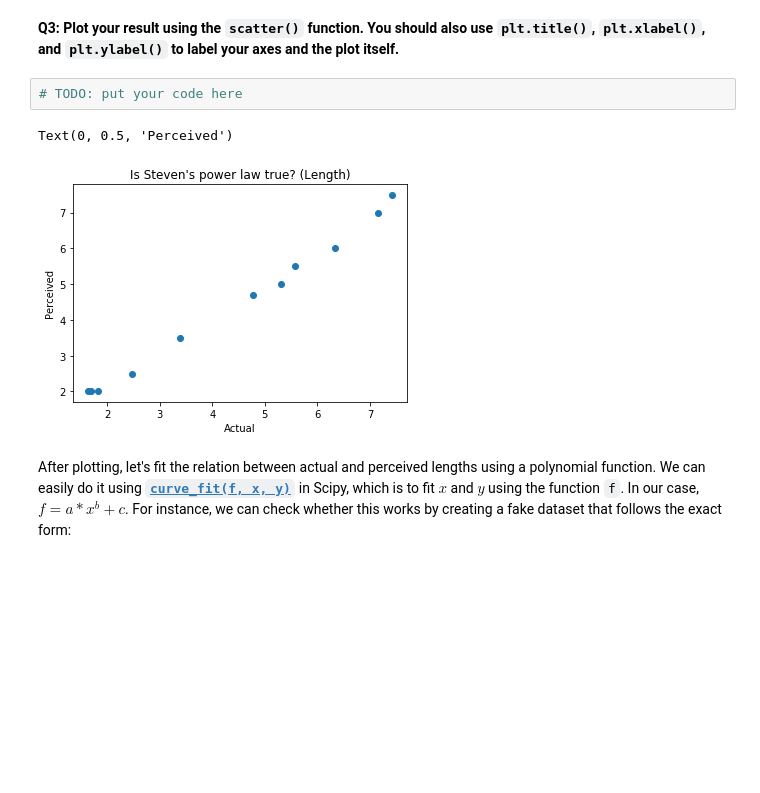
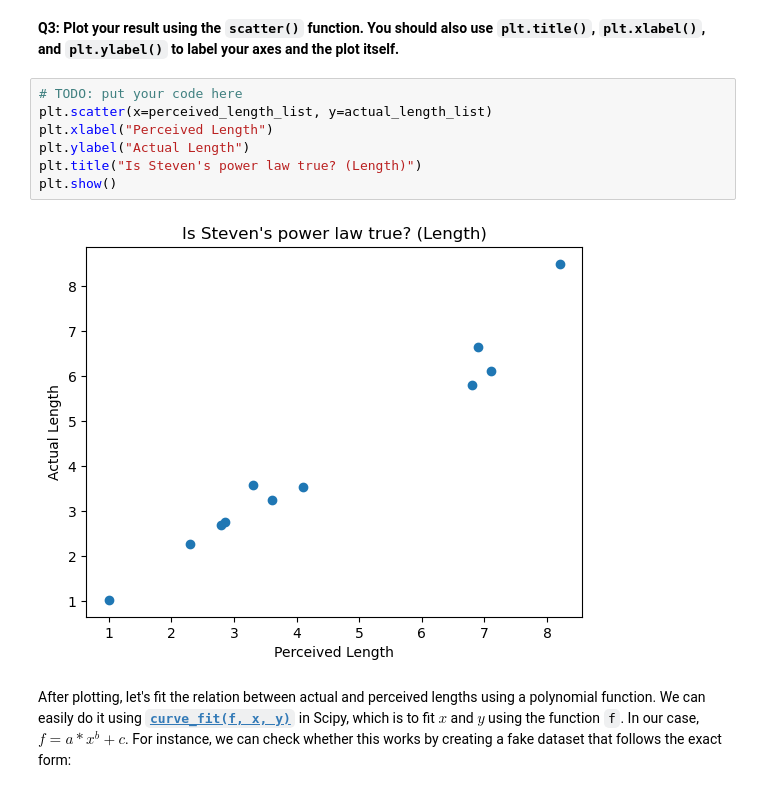
Before and after one commit to tudorrw/UBB_Master_ICA, a Jupyter notebook: 2_semester/SDV (Scientific Data Visualization)/courses/course_4/c04.ipynb, the cells around one changed output. Drawn from its saved outputs; the diff is of its cells as text; blank space fills up the shorter version.

```diff
--- a/2_semester/SDV (Scientific Data Visualization)/courses/course_4/c04.ipynb
+++ b/2_semester/SDV (Scientific Data Visualization)/courses/course_4/c04.ipynb
@@ -258,9 +277,13 @@ plt.scatter(x=[1, 5, 10], y=[1, 10, 5])
 **Q3: Plot your result using the `scatter()` function. You should also use `plt.title()`, `plt.xlabel()`, and `plt.ylabel()` to label your axes and the plot itself.**
 # %%
 # TODO: put your code here
+plt.scatter(x=perceived_length_list, y=actual_length_list)
+plt.xlabel("Perceived Length")
+plt.ylabel("Actual Length")
+plt.title("Is Steven's power law true? (Length)")
+plt.show()
 # %% [output]
-Text(0, 0.5, 'Perceived')
-[figure, old version]
+[figure, new version]
 # %% [markdown]
 After plotting, let's fit the relation between actual and perceived lengths using a polynomial function. We can easily do it using [**`curve_fit(f, x, y)`**](http://docs.scipy.org/doc/scipy/reference/generated/scipy.optimize.curve_fit.html) in Scipy, which is to fit $x$ and $y$ using the function `f`. In our case, $f = a*x^b +c$. For instance, we can check whether this works by creating a fake dataset that follows the exact form:
 # %%
```
Also changed, not shown: parts of 21 cells of this notebook, 7 other files.
